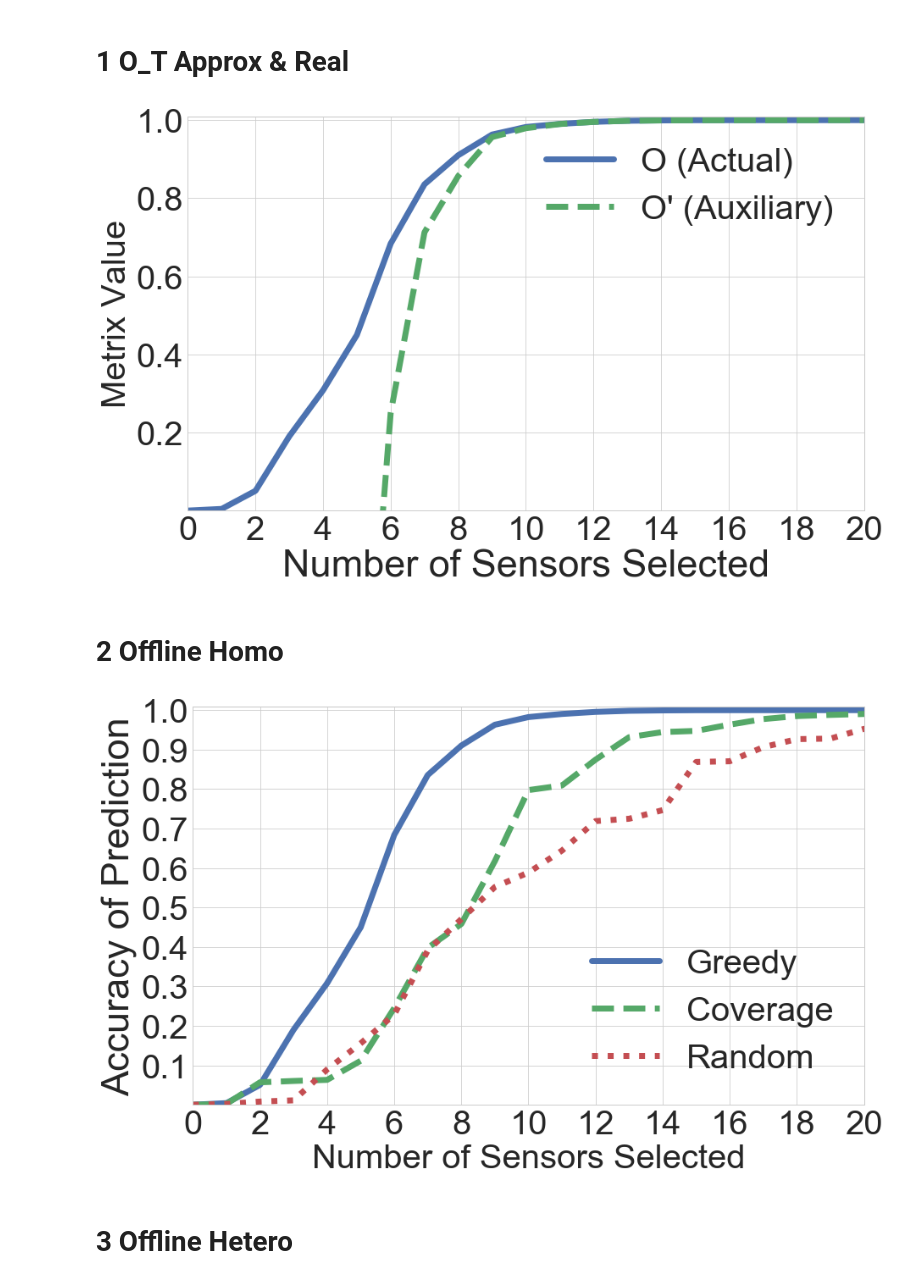
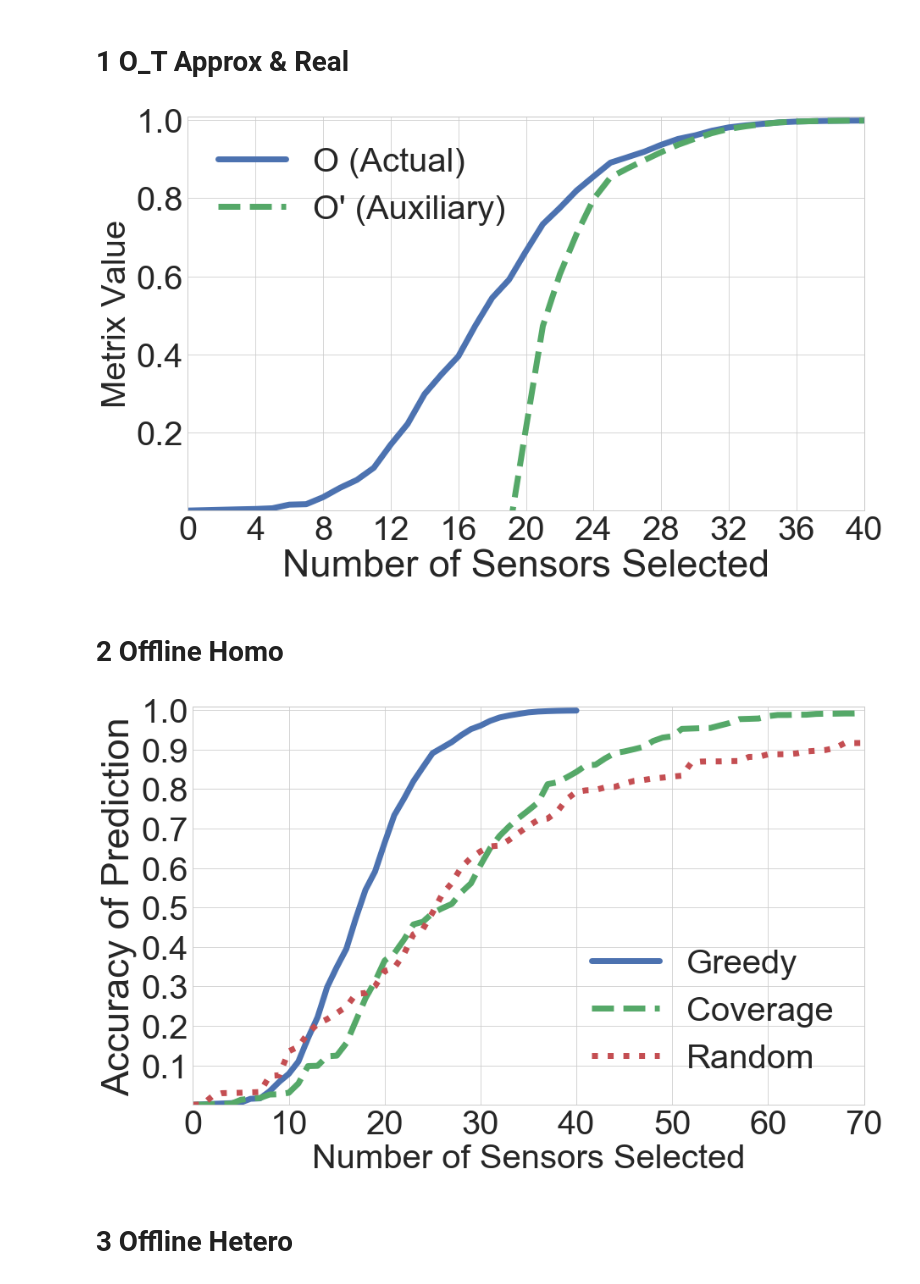
Before and after one commit to Wings-Lab/SelectSensor, a Jupyter notebook: plots.ipynb, the cells around one changed output. Drawn from its saved outputs; the diff is of its cells as text; code cells hidden in the pictures.

```diff
--- a/plots.ipynb
+++ b/plots.ipynb
@@ -25,38 +25,38 @@ plt.rc('axes', titlesize=SMALL_SIZE)     # fontsize of the axes title
 plt.rc('axes', labelsize=MEDIUM_SIZE)    # fontsize of the x and y labels
 plt.rc('xtick', labelsize=SMALL_SIZE)    # fontsize of the tick labels
 plt.rc('ytick', labelsize=SMALL_SIZE)    # fontsize of the tick labels
 plt.rc('legend', fontsize=SMALL_SIZE)    # legend fontsize
 plt.rc('figure', titlesize=BIGGER_SIZE) # fontsize of the figure title
 
-df_ot_approx_real = pd.read_csv('plot_data32/Offline_Greedy.csv', header=None)
+df_ot_approx_real = pd.read_csv('plot_data64/Offline_Greedy.csv', header=None)
 
 X_approx, Y_approx = df_ot_approx_real[0].tolist(), df_ot_approx_real[1].tolist()
 X_real, Y_real = df_ot_approx_real[0].tolist(), df_ot_approx_real[2].tolist()
 
 X_real.insert(0, 0)
 Y_real.insert(0, 0)
 
 rcParams['lines.linewidth'] = 7
 
 plt.figure(figsize=(14,9))
 #plt.setp(linewidth=4)
 plt.plot(X_real, Y_real, linestyle='-')
 plt.plot(X_approx, Y_approx, linestyle='--')
 
 plt.legend(['O (Actual)', 'O\' (Auxiliary)'], prop={'size':40})
 plt.xlabel('Number of Sensors Selected', fontsize=45)
 plt.ylabel('Metrix Value', fontsize=40)
-x_axis = np.arange(0, 21, 2)
+x_axis = np.arange(0, 41, 4)
 plt.xticks(x_axis)
 y_axis = np.arange(0.2, 1.1, 0.2)
 plt.yticks(y_axis)
-plt.xlim([0, 20])
+plt.xlim([0, 40])
 plt.ylim([0, 1.01])
 
-plt.savefig('plot32/ot_real_approx.pdf')
+plt.savefig('plot64/ot_real_approx.pdf')
 plt.show()
 # %% [output]
-[figure, old version]
+[figure, new version]
 # %% [markdown]
 # 2 Offline Homo
 # %%
@@ -80,9 +80,9 @@ plt.rc('ytick', labelsize=SMALL_SIZE)    # fontsize of the tick labels
 plt.rc('legend', fontsize=SMALL_SIZE)    # legend fontsize
 plt.rc('figure', titlesize=BIGGER_SIZE) # fontsize of the figure title
 
-df_greedy = pd.read_csv('plot_data32/Offline_Greedy.csv', header=None)
-df_coverage = pd.read_csv('plot_data32/Offline_Coverage.csv', header=None)
-df_random = pd.read_csv('plot_data32/Offline_Random.csv', header=None)
+df_greedy = pd.read_csv('plot_data64/Offline_Greedy.csv', header=None)
+df_coverage = pd.read_csv('plot_data64/Offline_Coverage.csv', header=None)
+df_random = pd.read_csv('plot_data64/Offline_Random.csv', header=None)
 
 
 X_greedy, Y_greedy = df_greedy[0].tolist(), df_greedy[2].tolist()
@@ -106,17 +106,17 @@ plt.plot(X_random, Y_random, linestyle=':')
 plt.legend(['Greedy', 'Coverage', 'Random'], prop={'size':40})
 plt.xlabel('Number of Sensors Selected', fontsize=40)
 plt.ylabel('Accuracy of Prediction', fontsize=45)
-x_axis = np.arange(0, 21, 2)
+x_axis = np.arange(0, 71, 10)
 plt.xticks(x_axis)
 y_axis = np.arange(0.1, 1.1, 0.1)
 plt.yticks(y_axis)
-plt.xlim([0, 20])
+plt.xlim([0, 70])
 plt.ylim([0, 1.01])
 
-plt.savefig('plot32/offline_homo.pdf')
+plt.savefig('plot64/offline_homo.pdf')
 plt.show()
 # %% [output]
-[figure, old version]
+[figure, new version]
 # %% [markdown]
 # 3 Offline Hetero
 # %%
```
Also changed, not shown: parts of 1 cell of this notebook, 4 other files.
